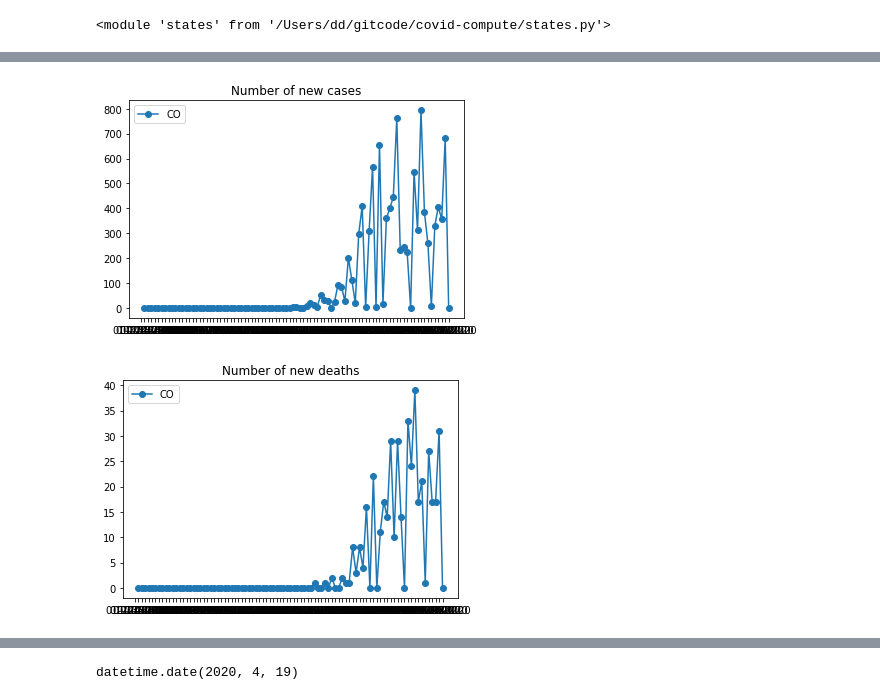
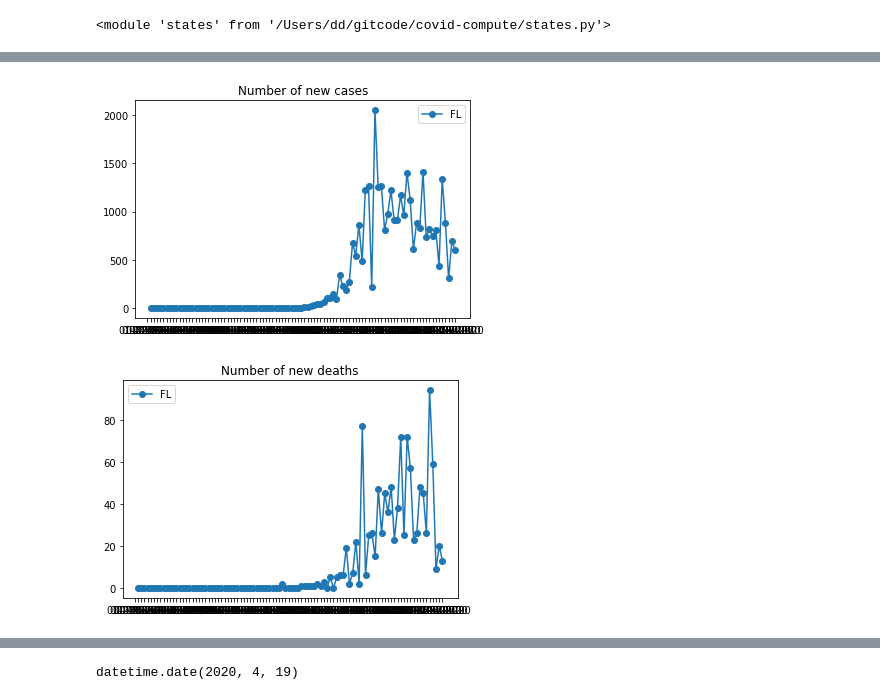
Before and after one commit to nearwalden/covid-compute, a Jupyter notebook: testing2.ipynb, the cells around one changed output, grey strips where cells are left out. Cells and saved outputs as stored; diff of their text form; code cells hidden in the pictures.

Commit message:
better plotting

```diff
--- a/testing2.ipynb
+++ b/testing2.ipynb
@@ -19,7 +19,7 @@ importlib.reload(states)
 # %% [output]
 <module 'states' from '/Users/dd/gitcode/covid-compute/states.py'>
 # %%
-d = datetime.date(2020, 4, 20)
+d = datetime.date(2020, 4, 27)
 # %%
 d = d + datetime.timedelta(days=1)
 # %%
@@ -35,6 +36,6 @@ cd.plot_county_new_deaths(['Routt, CO'])
 # %%
-cd.plot_state ('CO')
+cd.plot_state ('FL')
 # %% [output]
-[figure, old version]
+[figure, new version]
-[figure, old version]
+[figure, new version]
 # %%
```
Also changed, not shown: parts of 11 cells of this notebook, 8 other files.
